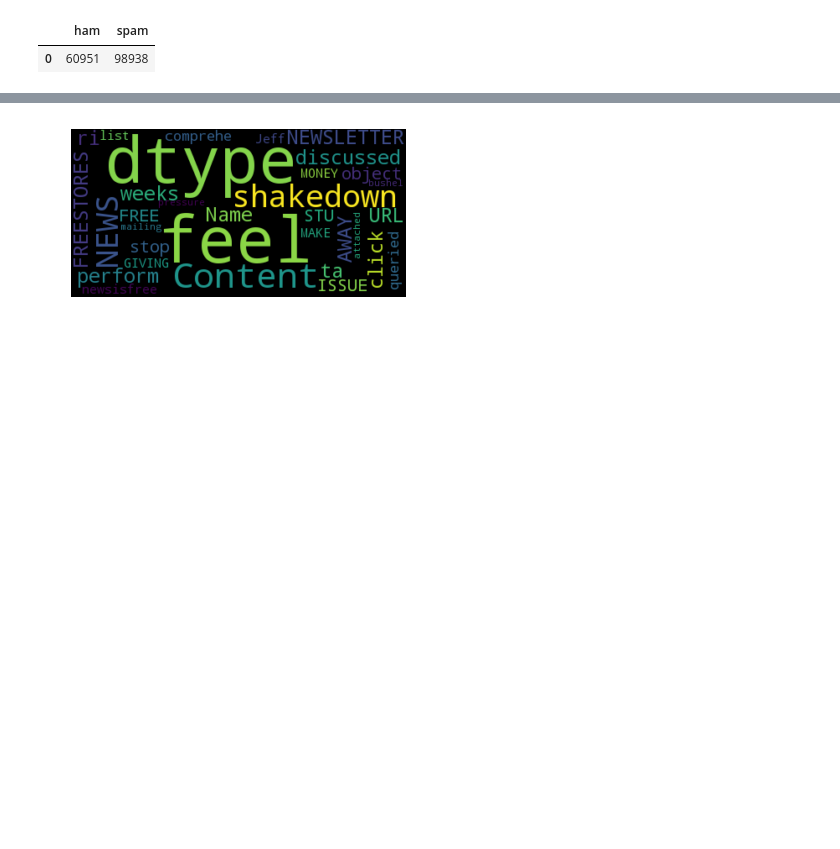
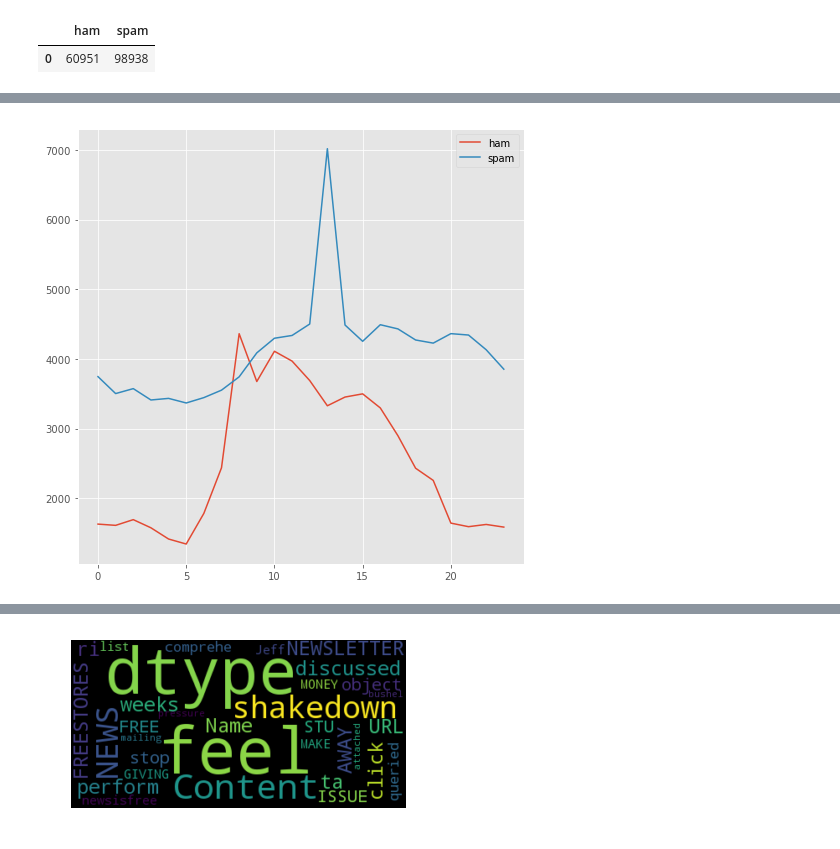
Before and after one commit to aenni0409/208-final-project-kapa, a Jupyter notebook: STA208_Project_Anita_Analysis.ipynb, the cells around one changed output, grey strips where cells are left out. Cells and saved outputs as stored; diff of their text form; code cells hidden in the pictures; blank space fills up the shorter version.

Commit message:
plot

```diff
--- a/STA208_Project_Anita_Analysis.ipynb
+++ b/STA208_Project_Anita_Analysis.ipynb
@@ -7,3 +7,5 @@ from sklearn.feature_extraction.text import TfidfTransformer
 import pandas as pd
 from wordcloud import WordCloud
 import collections
+from matplotlib import pyplot as plt
+plt.style.use('ggplot')
@@ -48,0 +46,6 @@ set(data['Year'])
+# %%
+year_count = []
+for i in ['1999','2000','2001','2002','2003','2004','2005','2006','2007']:
+          c=collections.Counter(data[data['Year']==i]['Classification'])
+          year_count.append(c)
+pd.DataFrame(year_count,index=['1999','2000','2001','2002','2003','2004','2005','2006','2007'])
@@ -48,0 +63,6 @@ set(data['Year'])
+# %%
+year_count = []
+for i in ['1999','2000','2001','2002','2003','2004','2005','2006','2007']:
+          c=collections.Counter(data[data['Year']==i]['Classification'])
+          year_count.append(c)
+pd.DataFrame(year_count,index=['1999','2000','2001','2002','2003','2004','2005','2006','2007'])
@@ -48,0 +80,16 @@ set(data['Year'])
+# %%
+hour_count = []
+hour  = ['00','01','02','03','04','05','06','07','08','09','10','11',
+         '12','13','14','15','16','17','18','19','20','21','22','23']
+for i in hour :
+          c=collections.Counter(data[data['Hour']==i]['Classification'])
+          hour_count.append(c)
+hour_count = pd.DataFrame(hour_count,index=hour)
+
+fig = plt.figure(figsize=[8,8])
+line1, = plt.plot(hour_count['ham'], label='ham')
+line2, = plt.plot(hour_count['spam'], label='spam')
+plt.legend()
+plt.show()
+# %% [output]
+[figure, added]
```
Also changed, not shown: parts of 9 cells of this notebook.
